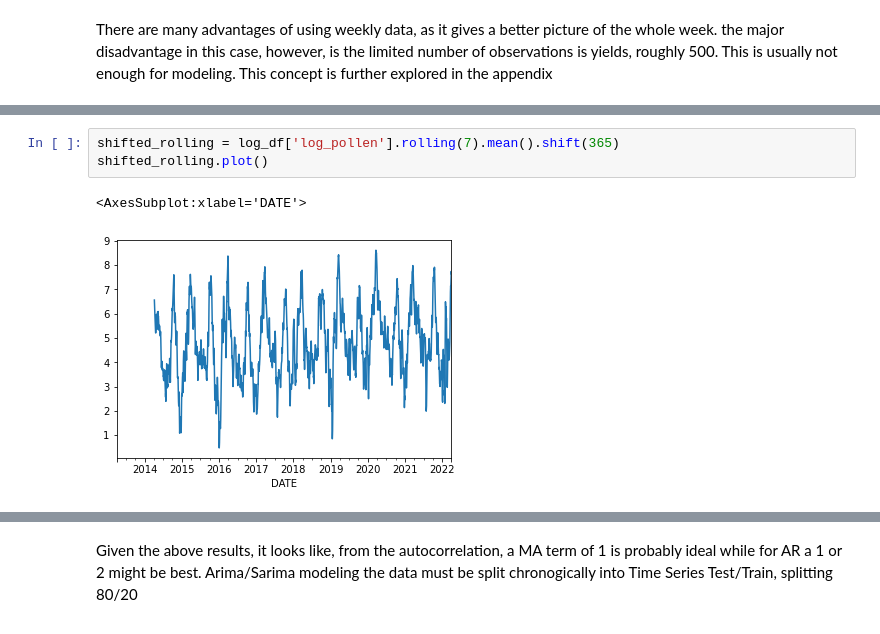
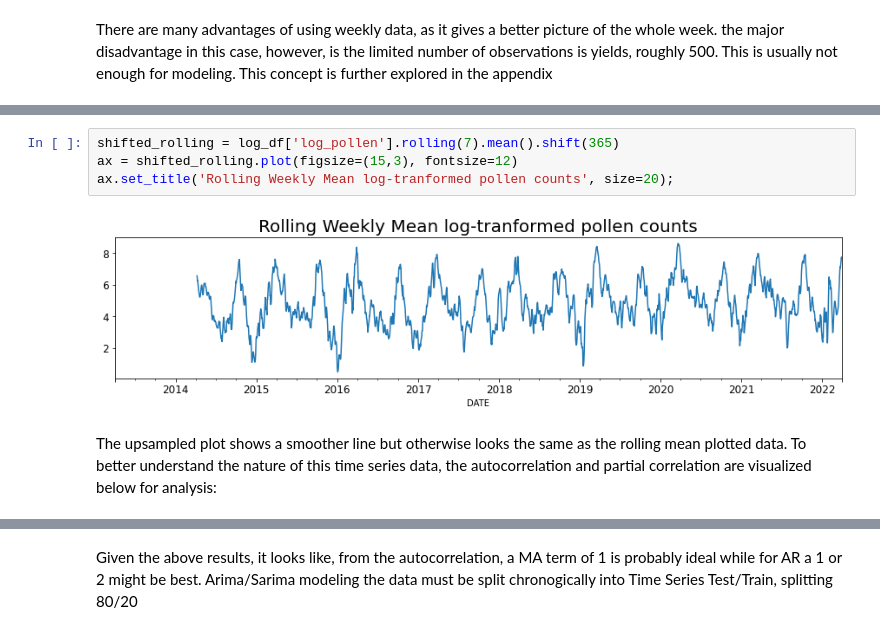
Before and after one commit to nikennedy/pollen_forecasting, a Jupyter notebook: final_notebook.ipynb, the cells around one changed output, grey strips where cells are left out. Cells and saved outputs as stored; diff of their text form.

```diff
--- a/final_notebook.ipynb
+++ b/final_notebook.ipynb
@@ -677,7 +721,9 @@ shifted_weekly = weekly_log['log_pollen'].shift(365)
 # %%
 shifted_rolling = log_df['log_pollen'].rolling(7).mean().shift(365)
-shifted_rolling.plot()
+ax = shifted_rolling.plot(figsize=(15,3), fontsize=12)
+ax.set_title('Rolling Weekly Mean log-tranformed pollen counts', size=20);
 # %% [output]
-<AxesSubplot:xlabel='DATE'>
-[figure, old version]
+[figure, new version]
+# %% [markdown]
+The upsampled plot shows a smoother line but otherwise looks the same as the rolling mean plotted data. To better understand the nature of this time series data, the autocorrelation and partial correlation are visualized below for analysis:
 # %%
```
Also changed, not shown: parts of 27 cells of this notebook.
